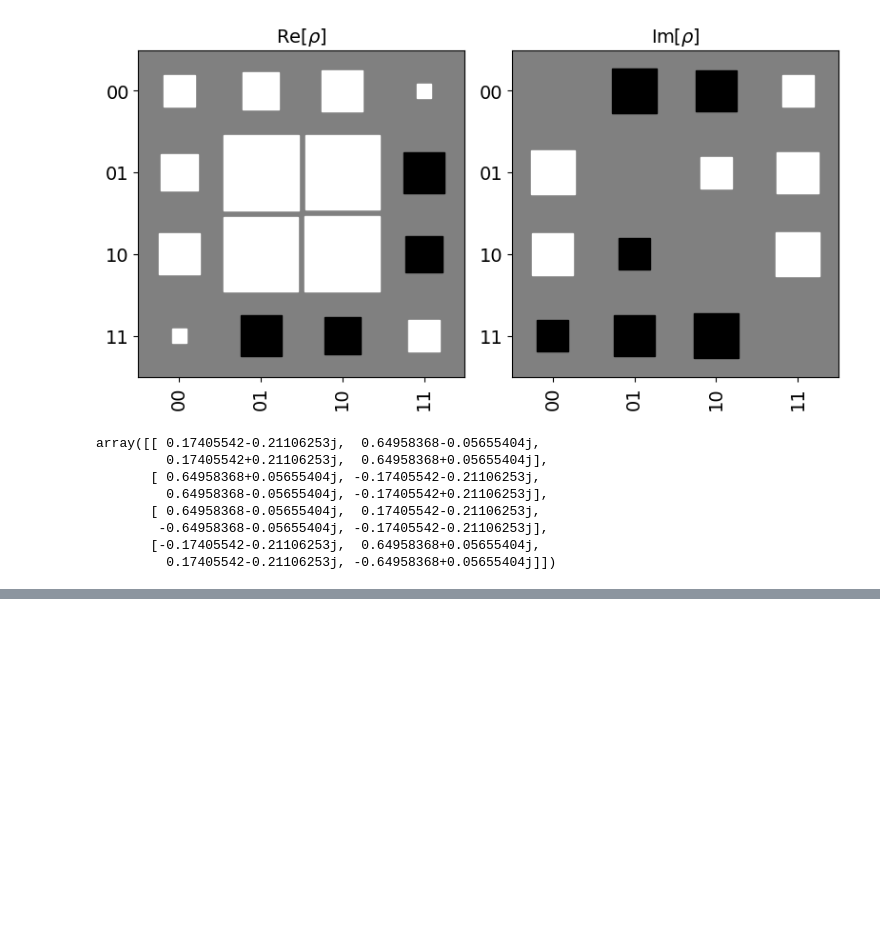
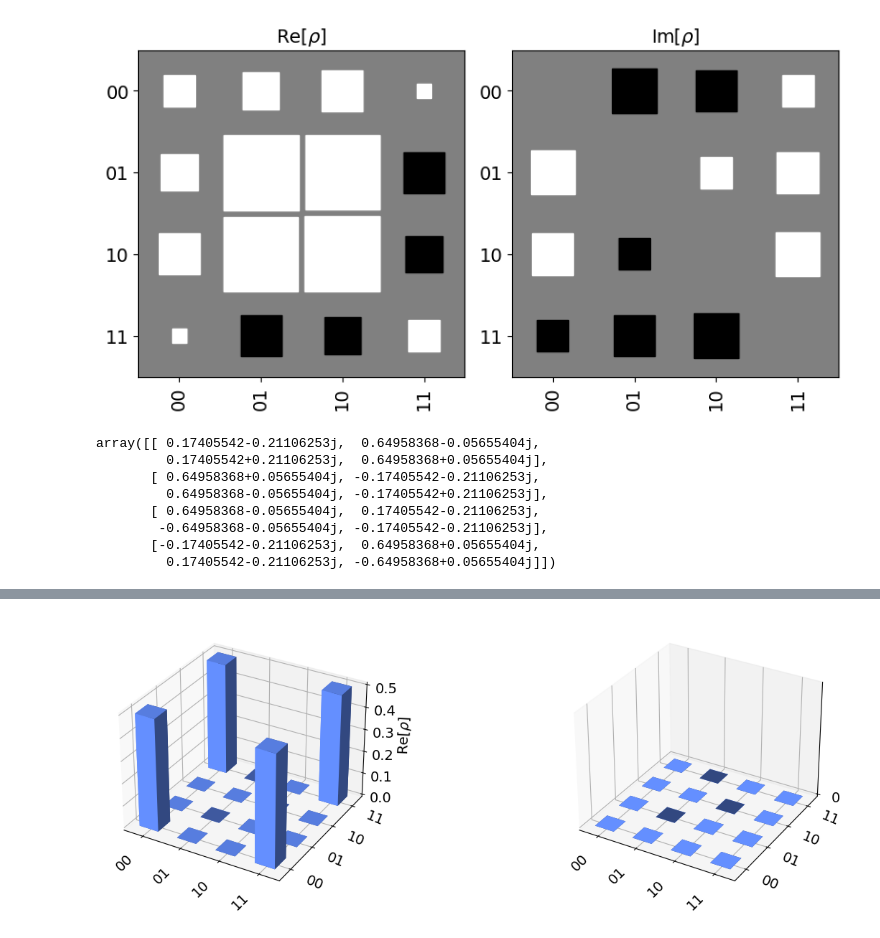
Before and after one commit to Azoghal/Qubilant, a Jupyter notebook: Experiments/Visualisations.ipynb, the cells around one changed output, grey strips where cells are left out. Drawn from its saved outputs; the diff is of its cells as text; code cells hidden in the pictures; blank space fills up the shorter version.

```diff
--- a/Experiments/Visualisations.ipynb
+++ b/Experiments/Visualisations.ipynb
@@ -53,0 +82,7 @@ array([[ 0.17405542-0.21106253j,  0.64958368-0.05655404j,
+# %%
+backend = BasicAer.get_backend('statevector_simulator')
+new_result = backend.run(transpile(bell,backend)).result()
+psi = new_result.get_statevector(bell)
+plot_state_city(psi)
+# %% [output]
+[figure, added]
```
Also changed, not shown: parts of 3 cells of this notebook.
